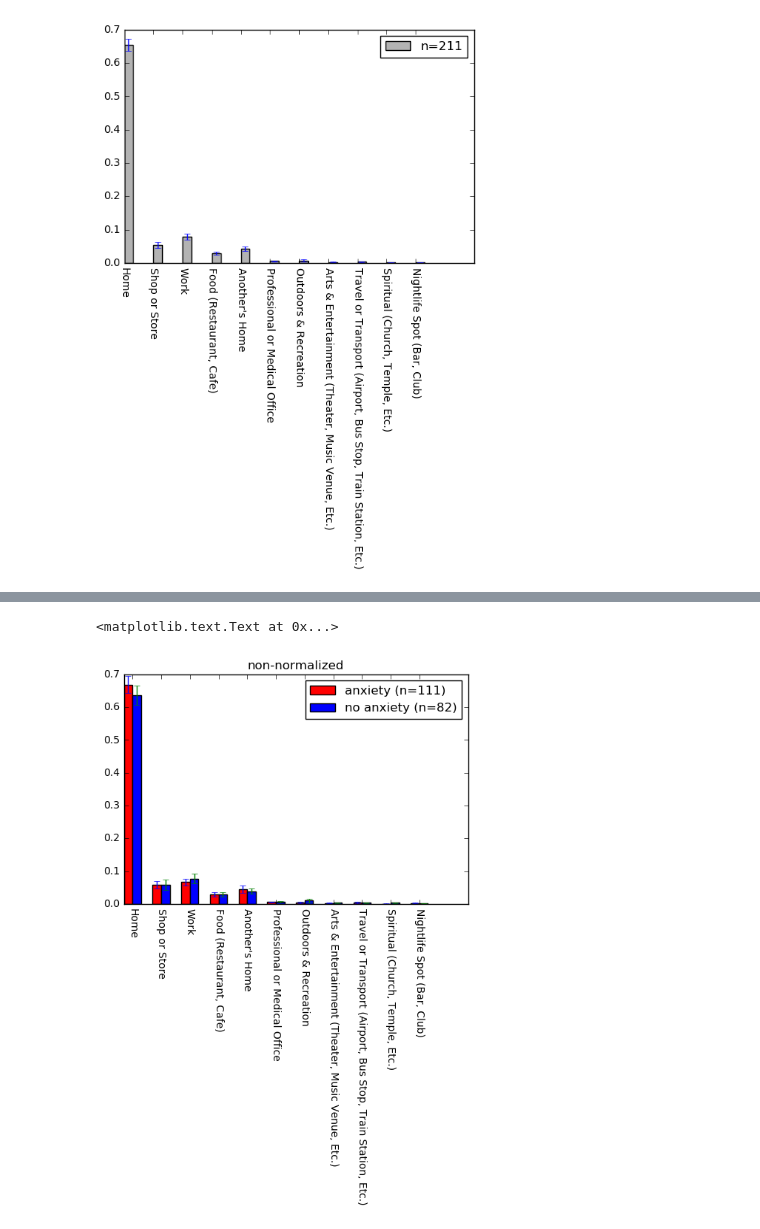
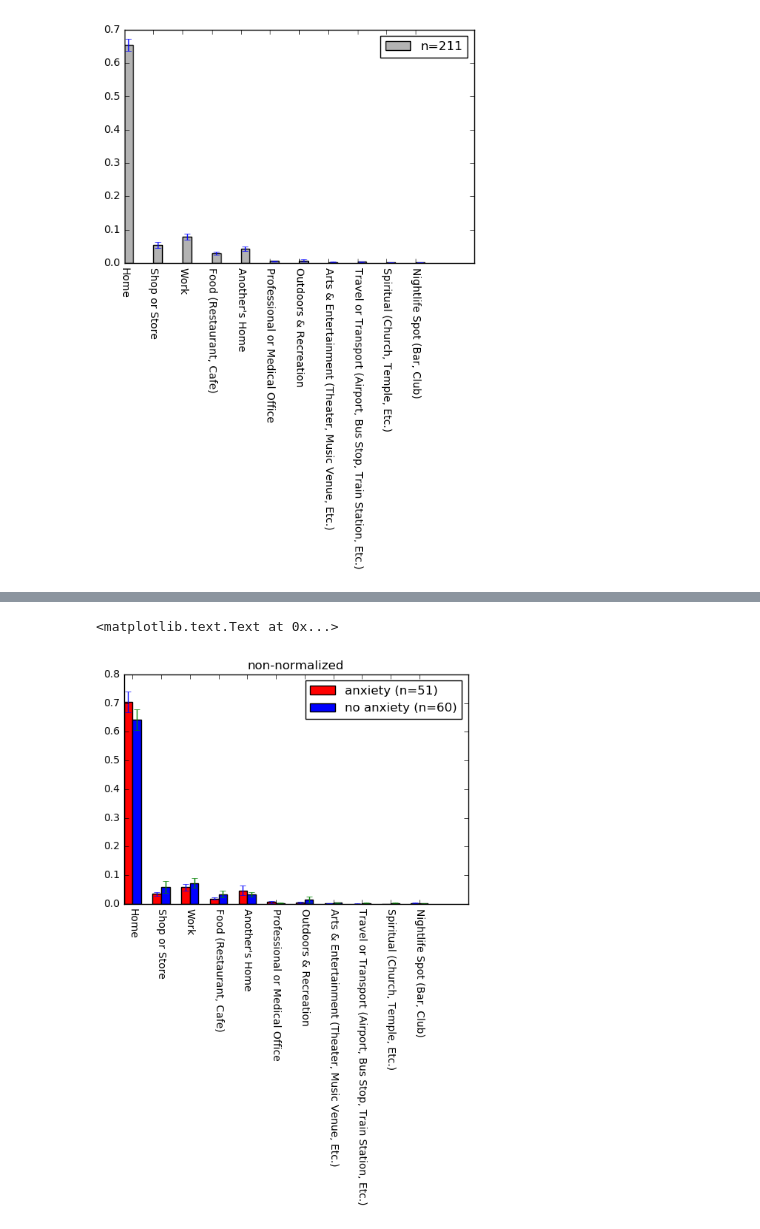
Before and after one commit to sosata/CS120DataAnalysis, a Jupyter notebook: SemanticLocation/show_locations.ipynb, the cells around one changed output, grey strips where cells are left out. Saved outputs shown, nothing was run; the diff lists cells and outputs as text; code cells hidden in the pictures.

```diff
--- a/SemanticLocation/show_locations.ipynb
+++ b/SemanticLocation/show_locations.ipynb
@@ -1,7 +1,6 @@
 # %%
 # Visualizes the location visit durations across different demographic (e.g., emplotyment) and mental health (e.g. depression)
 # groups
-
 
 import pickle
 import os
@@ -24,7 +23,23 @@ with open('../Assessment/assessment.dat') as f:
     data = pickle.load(f)
 f.close()
 
-# adding durations to the dataframe
+# reading demographics
+with open('../Demographics/demo.dat') as f:
+    demo = pickle.load(f)
+f.close()
+
+# adding demo to dataframe
+data.insert(loc=len(data.columns), column='gender', value=np.nan)
+data.insert(loc=len(data.columns), column='age', value=np.nan)
+data.insert(loc=len(data.columns), column='employment', value=np.nan)
+
+for (i,subj) in enumerate(data['ID']):
+    ind = np.where(demo['ID']==subj)[0][0]
+    data.loc[i,'gender'] = demo.loc[ind, 'gender']
+    data.loc[i,'age'] = demo.loc[ind, 'age']
+    data.loc[i,'employment'] = demo.loc[ind, 'employment']
+
+# adding durations to dataframes
 for loc_top in location_top:
     data.insert(loc=len(data.columns), column=loc_top, value=np.nan)
 
@@ -128,33 +144,37 @@ plt.title('normalized')
 # %%
 # compare anxious to non-anxious
 
 import matplotlib.pyplot as plt
 %matplotlib inline
 
 # option 1: all <> 10
-# ind_anx = np.where(np.logical_and(np.logical_and(data['GAD7 W0']>=10, data['GAD7 W3']>=10), data['GAD7 W6']>=10))[0]
-# ind_noanx = np.where(np.logical_and(np.logical_and(data['GAD7 W0']<10, data['GAD7 W3']<10), data['GAD7 W6']<10))[0]
+ind_anx = np.where(np.logical_and(np.logical_and(data['GAD7 W0']>=10, data['GAD7 W3']>=10), data['GAD7 W6']>=10))[0]
+ind_noanx = np.where(np.logical_and(np.logical_and(data['GAD7 W0']<10, data['GAD7 W3']<10), data['GAD7 W6']<10))[0]
 
 # option 2: average <> 10
-ind_anx = np.where(data['GAD7 W0']+data['GAD7 W3']+data['GAD7 W6']>=30)[0]
-ind_noanx = np.where(data['GAD7 W0']+data['GAD7 W3']+data['GAD7 W6']<30)[0]
+# ind_anx = np.where(data['GAD7 W0']+data['GAD7 W3']+data['GAD7 W6']>=30)[0]
+# ind_noanx = np.where(data['GAD7 W0']+data['GAD7 W3']+data['GAD7 W6']<30)[0]
+
+# option 3: change <> 0
+# ind_anx = np.where(data['GAD7 W6']-data['GAD7 W0']>=0)[0]
+# ind_noanx = np.where(data['GAD7 W6']-data['GAD7 W0']<0)[0]
 
 data_anx = data.loc[ind_anx, list(location_top)]
 data_noanx = data.loc[ind_noanx, list(location_top)]
 
 mean_anx = np.mean(data_anx, axis=0)
 mean_noanx = np.mean(data_noanx, axis=0)
 ci_anx = np.std(data_anx, axis=0)/np.sqrt(data_anx.shape[0])
 ci_noanx = np.std(data_noanx, axis=0)/np.sqrt(data_noanx.shape[0])
 
 plt.bar(np.arange(mean_anx.size), mean_anx, yerr=ci_anx, width=.3, color=(1,0,0))
 plt.bar(np.arange(mean_noanx.size)+.3, mean_noanx, yerr=ci_noanx, width=.3, color=(0,0,1))
 plt.xticks(np.arange(mean_anx.size)+.3, data_anx.columns, rotation=270)
-plt.legend(['anxiety (n={})'.format(data_dep.shape[0]),'no anxiety (n={})'.format(data_nodep.shape[0])])
+plt.legend(['anxiety (n={})'.format(data_anx.shape[0]),'no anxiety (n={})'.format(data_noanx.shape[0])])
 plt.title('non-normalized')
 # %% [output]
 <matplotlib.text.Text at 0x...>
-[figure, old version]
+[figure, new version]
 # %%
 # same but normalized
 
```
Also changed, not shown: parts of 10 cells of this notebook, 5 other files.
